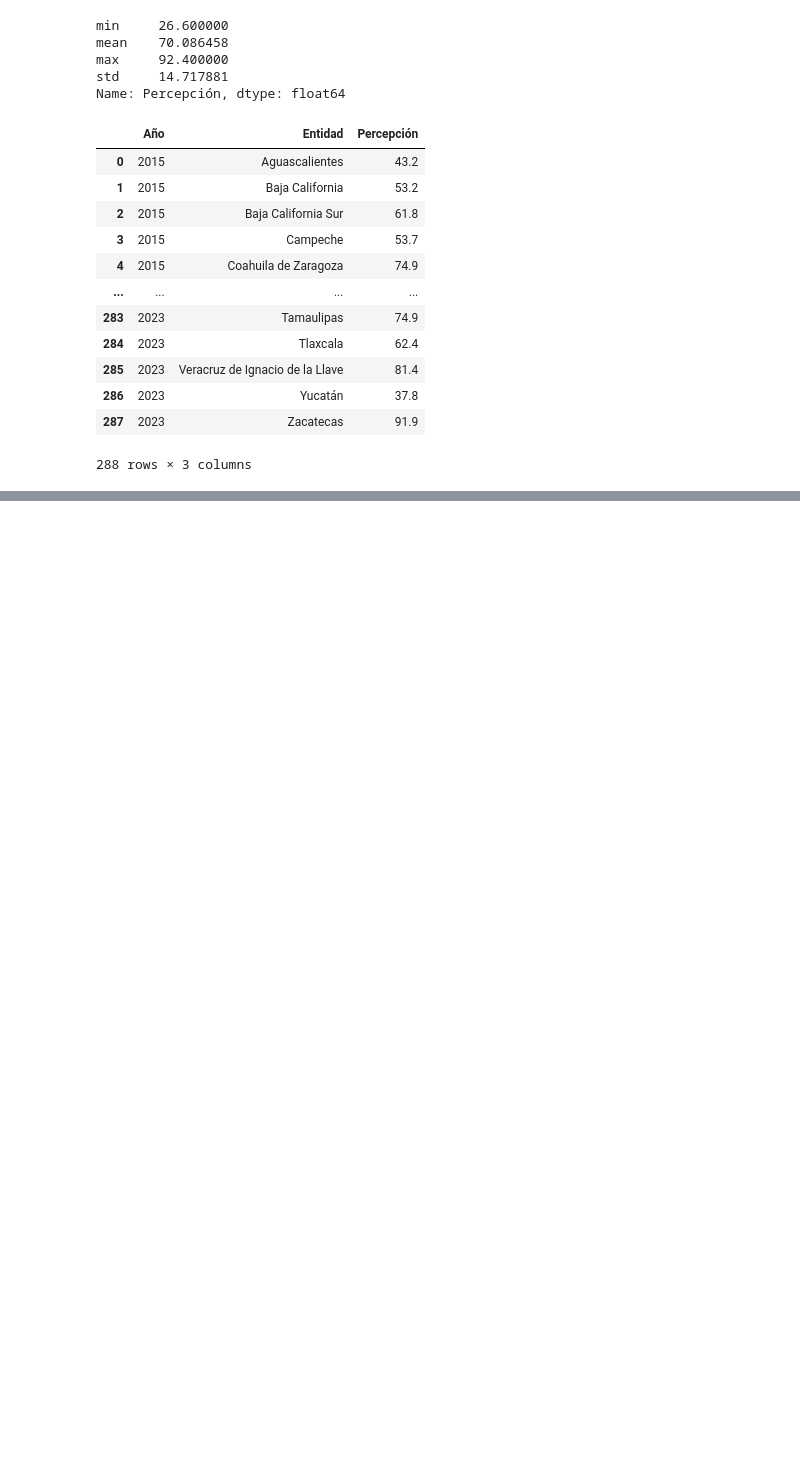
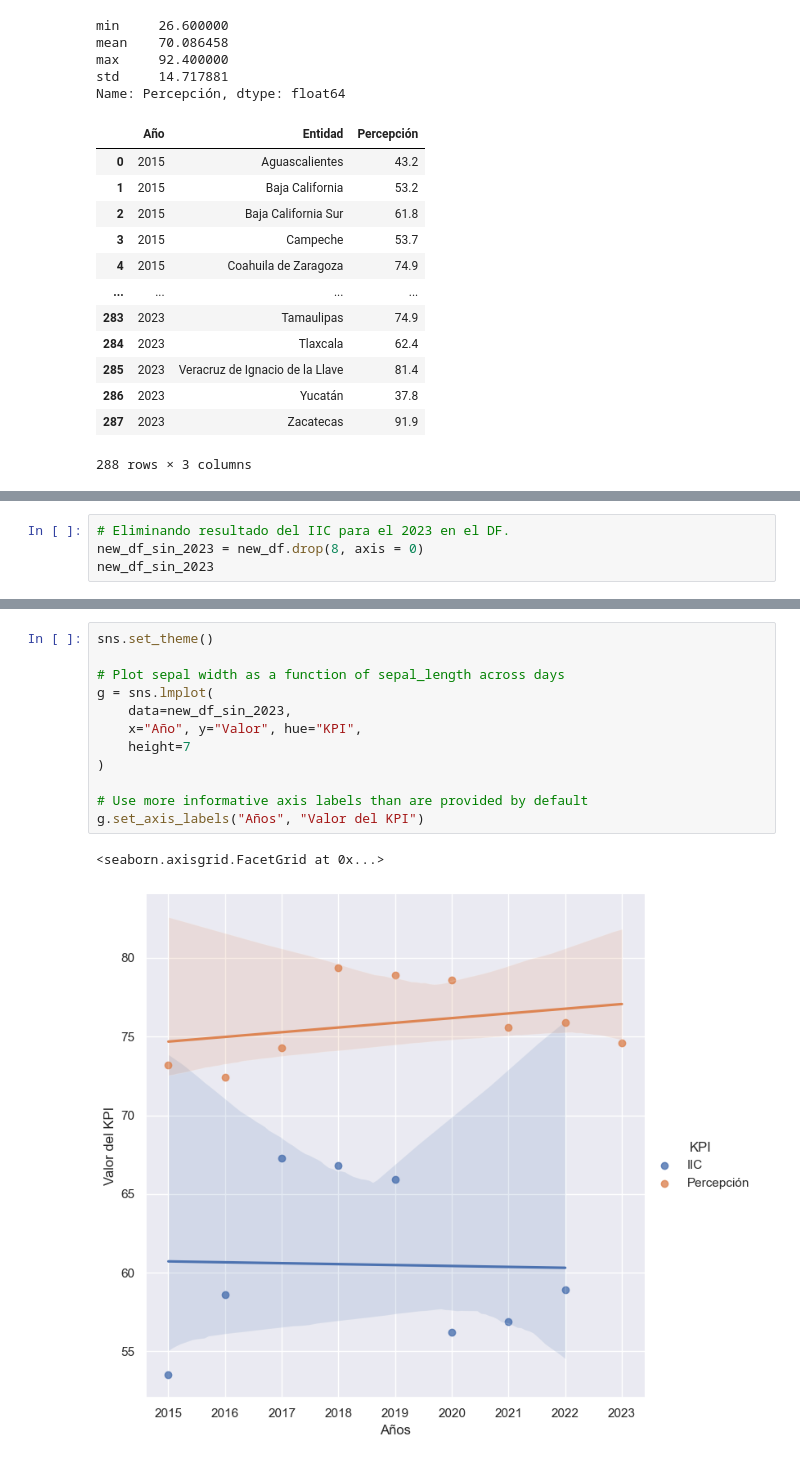
Before and after one commit to la-ciencia-del-delito/semaforo-delictivo, a Jupyter notebook: notebooks/Viowi.ipynb, the cells around one changed output, grey strips where cells are left out. Drawn from its saved outputs; the diff is of its cells as text; blank space fills up the shorter version.

```diff
--- a/notebooks/Viowi.ipynb
+++ b/notebooks/Viowi.ipynb
@@ -1044,0 +1237,4 @@ grid.fig.tight_layout(w_pad=1)
+# %%
+# Eliminando resultado del IIC para el 2023 en el DF.
+new_df_sin_2023 = new_df.drop(8, axis = 0)
+new_df_sin_2023
@@ -1044,0 +1260,15 @@ grid.fig.tight_layout(w_pad=1)
+# %%
+sns.set_theme()
+
+# Plot sepal width as a function of sepal_length across days
+g = sns.lmplot(
+    data=new_df_sin_2023,
+    x="Año", y="Valor", hue="KPI",
+    height=7
+)
+
+# Use more informative axis labels than are provided by default
+g.set_axis_labels("Años", "Valor del KPI")
+# %% [output]
+<seaborn.axisgrid.FacetGrid at 0x...>
+[figure, added]
```
Also changed, not shown: parts of 49 cells of this notebook.
